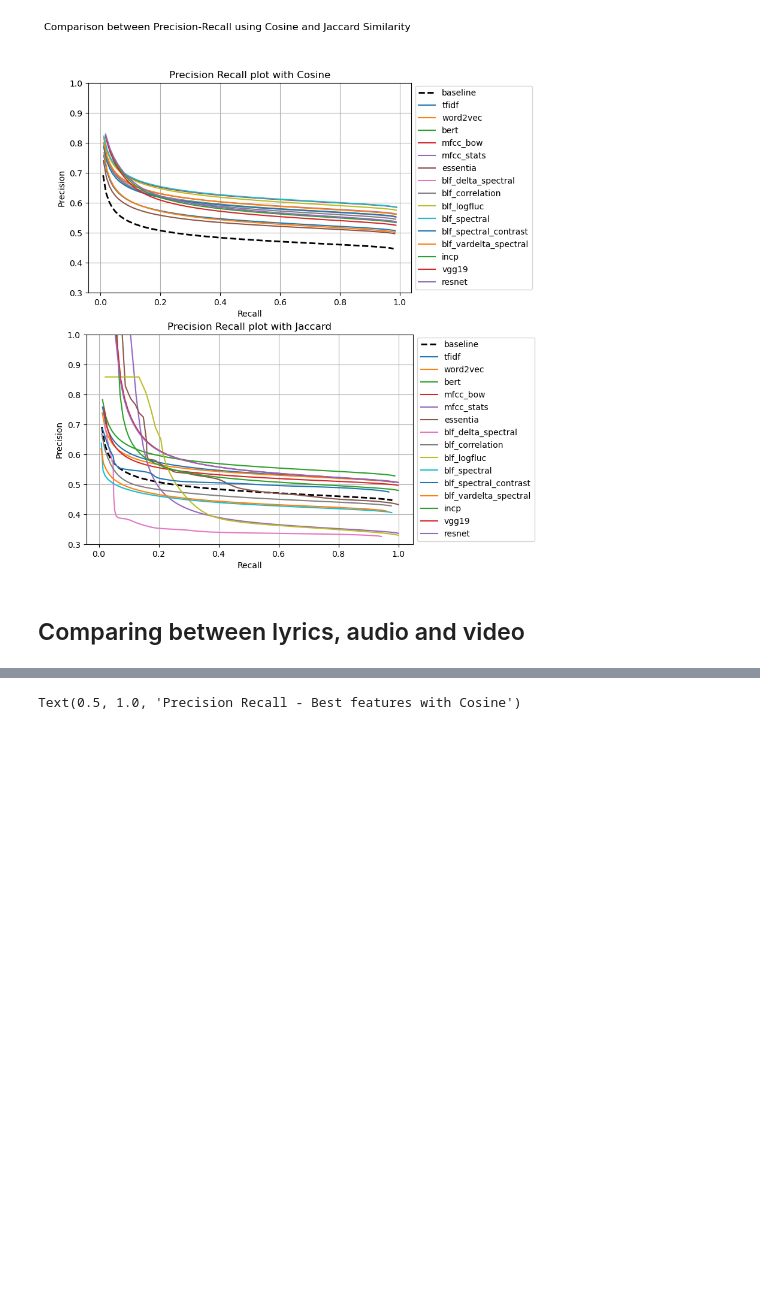
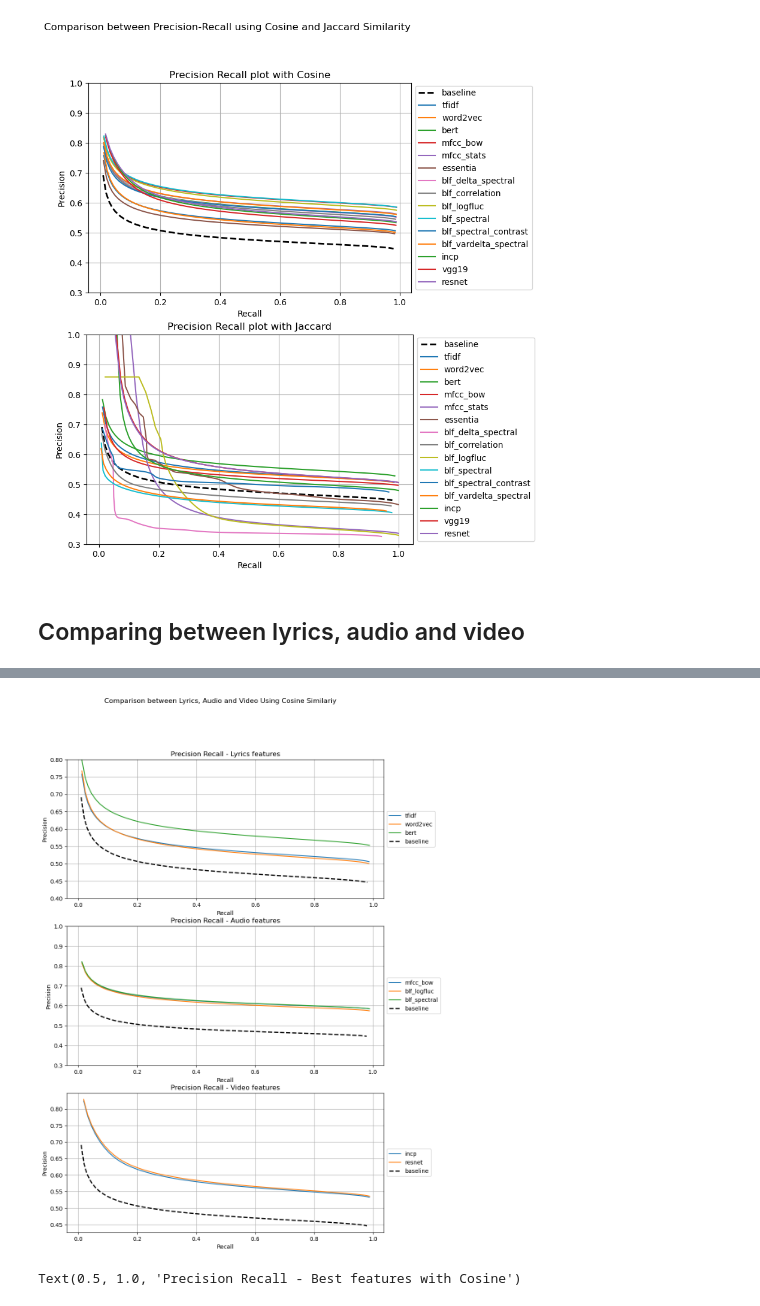
Before and after one commit to mmosc/MMSR, a Jupyter notebook: project/EvaluationMetrics-.ipynb, the cells around one changed output, grey strips where cells are left out. Drawn from its saved outputs; the diff is of its cells as text; code cells hidden in the pictures; blank space fills up the shorter version.

```diff
--- a/project/EvaluationMetrics-.ipynb
+++ b/project/EvaluationMetrics-.ipynb
@@ -666 +455,13 @@ Text(0.5, 0.98, 'Comparison between Lyrics, Audio and Video using Cosine Similar
+# %%
+lyrics = ["tfidf", "word2vec", "bert"]
+audio = ["blf_spectral", "mfcc_bow", "blf_logfluc"]
+video = [ "incp",  "resnet"]
+
+fig, axs = plot_lyrics_audio_video_precision_curves(lyrics, audio, video,
+                                                    (cosine_R, cosine_P_max),
+                                                    datasets_keys,
+                                                    "Cosine")
+plt.show()
+# %% [output]
+[figure, added]
 # %%
```
Also changed, not shown: parts of 100 cells of this notebook.
